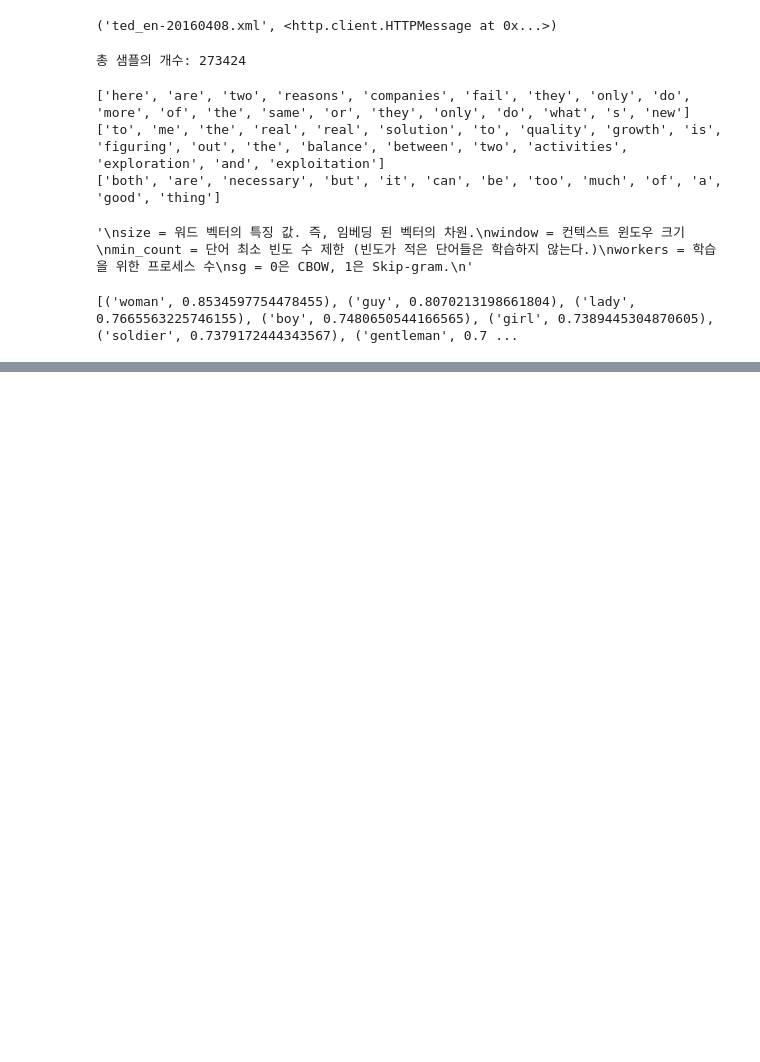
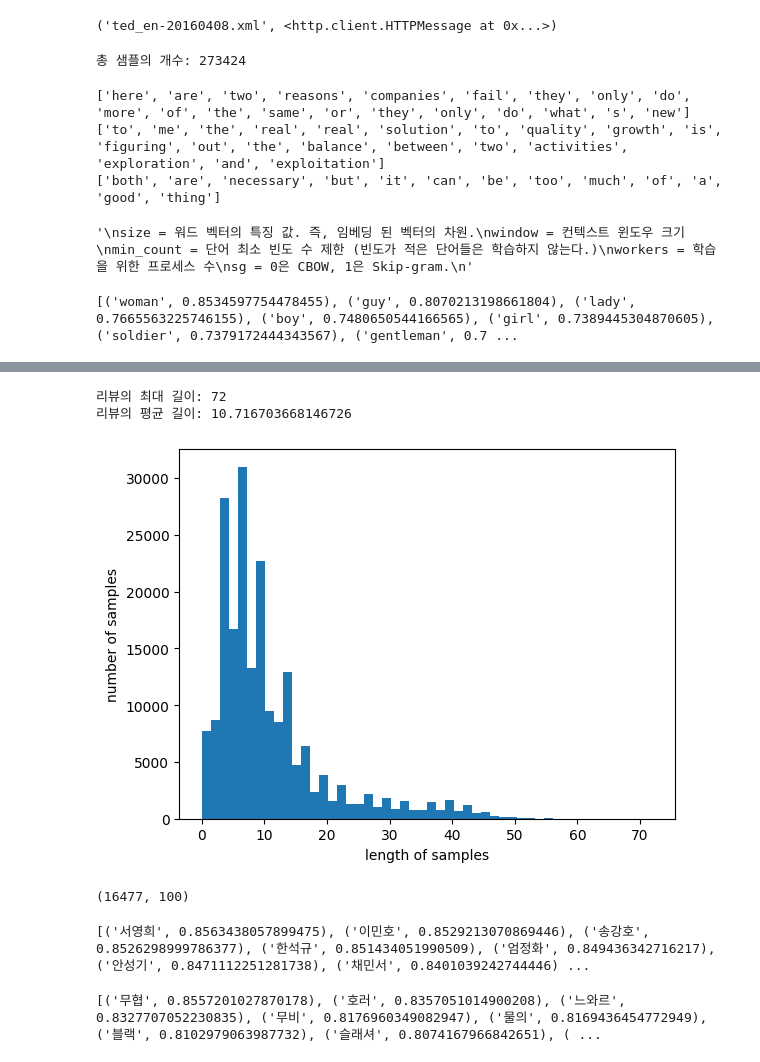
Before and after one commit to jh868/NLP_Study, a Jupyter notebook: 02.단어 표현법.ipynb, the cells around one changed output, grey strips where cells are left out. Drawn from its saved outputs; the diff is of its cells as text; code cells hidden in the pictures; blank space fills up the shorter version.

```diff
--- a/02.단어 표현법.ipynb
+++ b/02.단어 표현법.ipynb
@@ -507,0 +562,3 @@ man과 유사한 단어로 woman, guy, boy, lady, girl, gentleman, soldier, kid
+# %%
+train_data = pd.read_table('ratings.txt')
+train_data[:5]
@@ -507,0 +581,3 @@ man과 유사한 단어로 woman, guy, boy, lady, girl, gentleman, soldier, kid
+# %%
+train_data = train_data.dropna(how='any') # null 값 존재 행 제거
+print(train_data.isnull().values.any())
@@ -507,0 +590,2 @@ man과 유사한 단어로 woman, guy, boy, lady, girl, gentleman, soldier, kid
+# %%
+train_data['document'] = train_data['document'].str.replace('[^ㄱ-ㅎㅏ-ㅣ가-힣 ]','') # 한글 제외 제거
@@ -507,0 +601,25 @@ man과 유사한 단어로 woman, guy, boy, lady, girl, gentleman, soldier, kid
+# %%
+from tqdm import tqdm
+# 불용어
+stopwords = ['의','가','이','은','들','는','좀','잘','걍','과','도','를','으로','자','에','와','한','하다']
+
+# 형태소 분석기를 사용하여 토큰화
+okt = Okt()
+
+tokenized_data = []
+for sentence in tqdm(train_data['document']):
+    tokenized_sentence = okt.morphs(sentence, stem=True) # 토큰화
+    stopwords_removed = [word for word in tokenized_sentence if word not in stopwords] # 불용어 제거
+    tokenized_data.append(stopwords_removed)
+# %%
+# 리뷰 길이 분포 확인
+print('리뷰의 최대 길이:', max(len(review) for review in tokenized_data))
+print('리뷰의 평균 길이:', sum(map(len, tokenized_data))/len(tokenized_data))
+plt.hist([len(review) for review in tokenized_data], bins=50)
+plt.xlabel('length of samples')
+plt.ylabel('number of samples')
+plt.show()
+# %% [output]
+리뷰의 최대 길이: 72
+리뷰의 평균 길이: 10.716703668146726
+[figure, added]
@@ -507,0 +630,12 @@ man과 유사한 단어로 woman, guy, boy, lady, girl, gentleman, soldier, kid
+# %%
+model.wv.vectors.shape # 16,477개의 단어 존재
+# %% [output]
+(16477, 100)
+# %%
+print(model.wv.most_similar('최민식'))
+# %% [output]
+[('서영희', 0.8563438057899475), ('이민호', 0.8529213070869446), ('송강호', 0.8526298999786377), ('한석규', 0.851434051990509), ('엄정화', 0.849436342716217), ('안성기', 0.8471112251281738), ('채민서', 0.8401039242744446) ...
+# %%
+print(model.wv.most_similar('히어로'))
+# %% [output]
+[('무협', 0.8557201027870178), ('호러', 0.8357051014900208), ('느와르', 0.8327707052230835), ('무비', 0.8176960349082947), ('물의', 0.8169436454772949), ('블랙', 0.8102979063987732), ('슬래셔', 0.8074167966842651), ( ...
```
Also changed, not shown: parts of 30 cells of this notebook, 7 other files.
